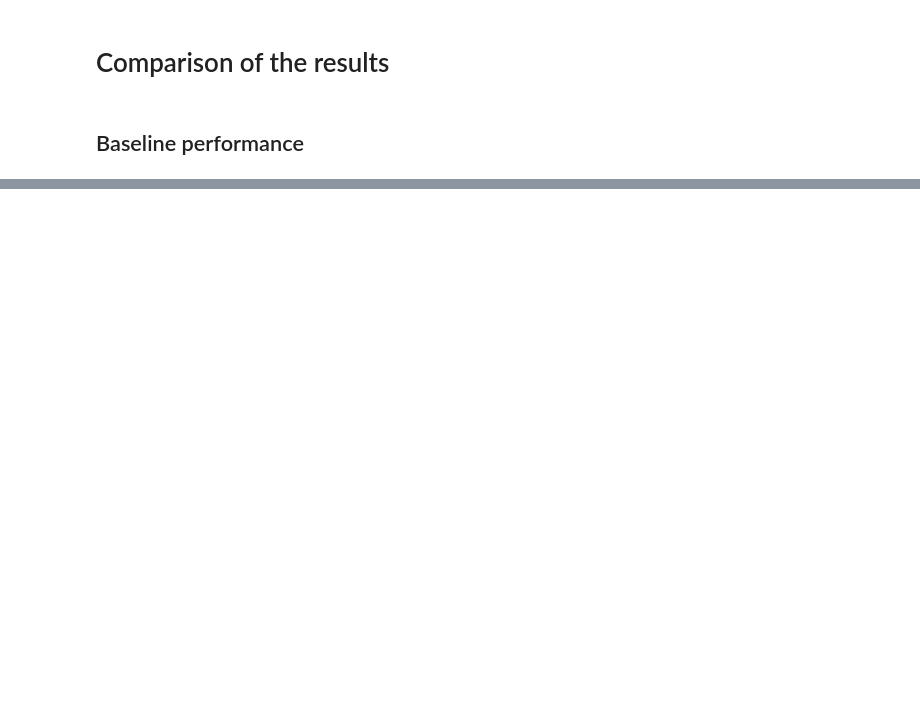
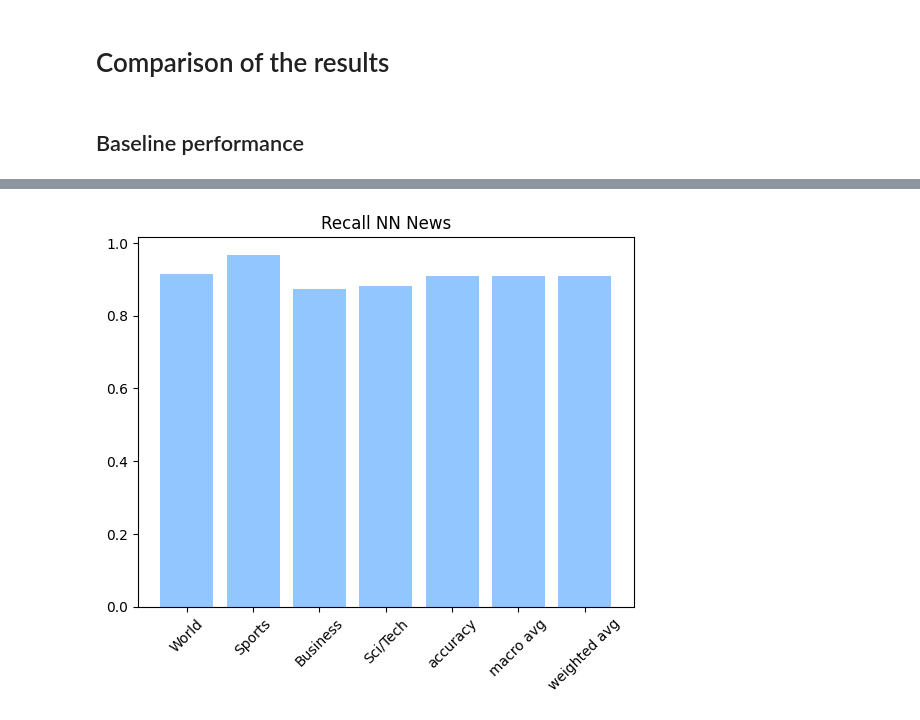
Before and after one commit to r-gg/ml-37, a Jupyter notebook: Exercise 3/results_comparison.ipynb, the cells around one changed output, grey strips where cells are left out. Cells and saved outputs as stored; diff of their text form; code cells hidden in the pictures; blank space fills up the shorter version.

```diff
--- a/Exercise 3/results_comparison.ipynb
+++ b/Exercise 3/results_comparison.ipynb
@@ -16,9 +16,9 @@ svm_news_baseline = pd.read_csv('results/baselines/svm_news_baseline.csv')
 plt.style.use('seaborn-v0_8-pastel')
 # %%
 nn_reviews_baseline.rename(columns={"Unnamed: 0": "Metric"}, inplace=True)
-nn_news_baseline.rename(columns={"Unnamed: 0": "Metric"}, inplace=True)
+nn_news_baseline.rename(columns={"Unnamed: 0": "Metric", "1": "World", "2": "Sports", "3": "Business", "4": "Sci/Tech"}, inplace=True)
 svm_reviews_baseline.rename(columns={"Unnamed: 0": "Metric"}, inplace=True)
-svm_news_baseline.rename(columns={"Unnamed: 0": "Metric"}, inplace=True)
+svm_news_baseline.rename(columns={"Unnamed: 0": "Metric", "1": "World", "2": "Sports", "3": "Business", "4": "Sci/Tech"}, inplace=True)
 # %%
 nn_reviews_baseline.set_index('Metric',inplace=True)
 nn_news_baseline.set_index('Metric',inplace=True)
@@ -32,0 +69,7 @@ plt.show()
+# %%
+plt.bar( nn_news_baseline.columns, nn_news_baseline.loc['recall',:])
+plt.xticks(rotation=45)
+plt.title("Recall NN News")
+plt.show()
+# %% [output]
+[figure, added]
```
Also changed, not shown: parts of 12 cells of this notebook.
